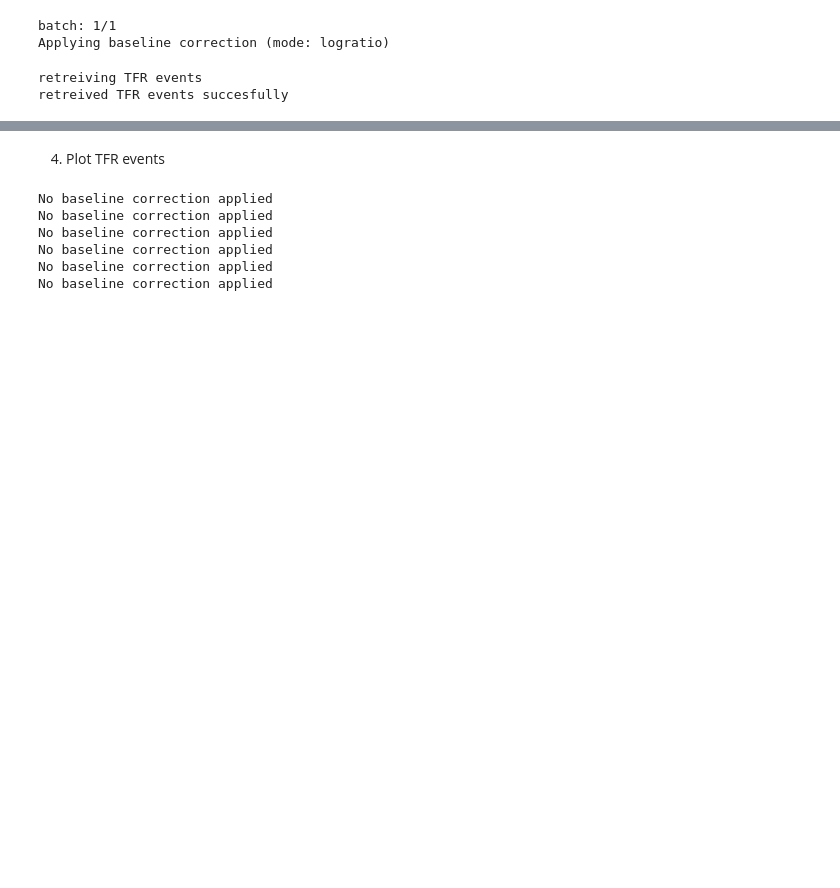
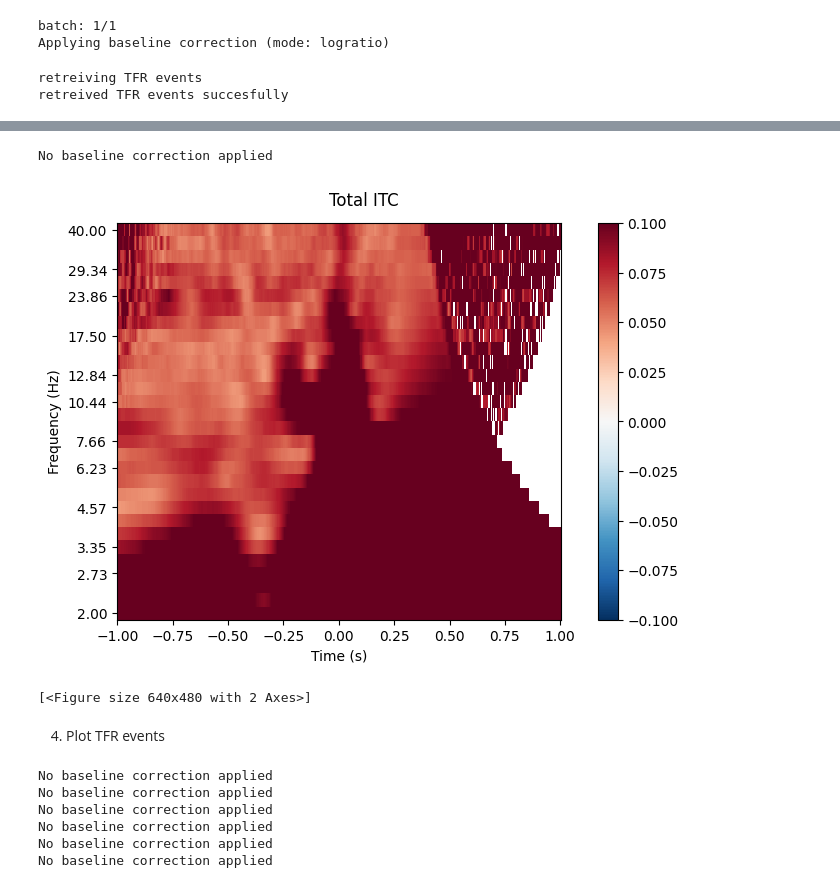
Before and after one commit to ArianVT/HMP-TFR, a Jupyter notebook: HMP-TFR.ipynb, the cells around one changed output, grey strips where cells are left out. Cells and saved outputs as stored; diff of their text form; code cells hidden in the pictures; blank space fills up the shorter version.

```diff
--- a/HMP-TFR.ipynb
+++ b/HMP-TFR.ipynb
@@ -162,0 +232,11 @@ retreived TFR events succesfully
+# %%
+def center_matrix(epochs):
+    left = np.amax([epochs[x][0].shape[1] for x in range(len(epochs))])
+    right = np.amax([epochs[x][2].shape[1] for x in range(len(epochs))])
+    event_data = np.full([len(epochs), 64, left + right + 1], np.nan)
+    for n, epoch in enumerate(epochs):
+        event_data[n, :, (left-epoch[0].shape[1]):left] = epoch[0]
+        event_data[n, :, left] = epoch[1]
+        event_data[n, :, (left+1):((left+1) + epoch[2].shape[1])] = epoch[2]
+
+    return left, event_data
@@ -163,3 +252,9 @@ retreived TFR events succesfully
+# %%
+itc.plot(picks=['all'], tmin=-1, tmax=1, title="Total ITC", combine='mean')
+# %% [output]
+No baseline correction applied
+[figure, added]
+[<Figure size 640x480 with 2 Axes>]
 # %% [markdown]
 4. Plot TFR events
 # %%
```
Also changed, not shown: parts of 12 cells of this notebook, 2 other files.
